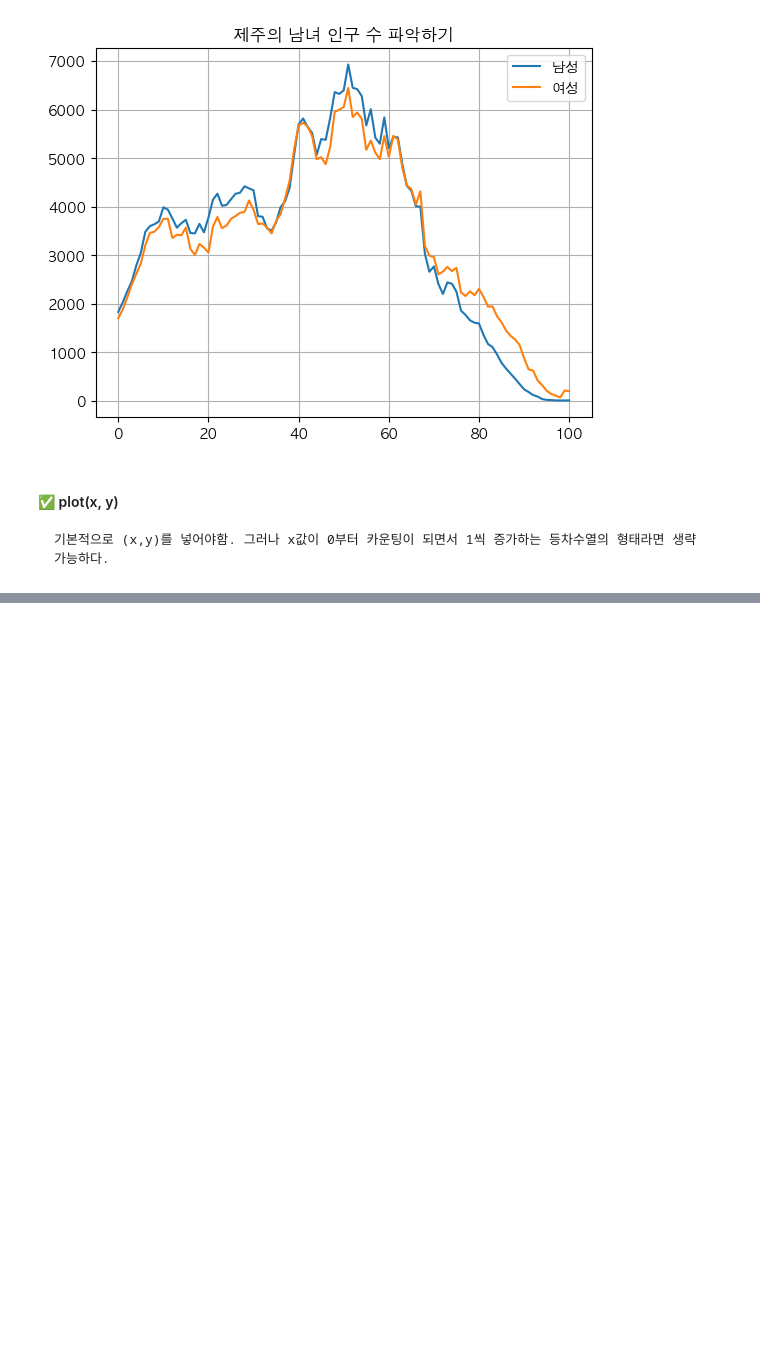
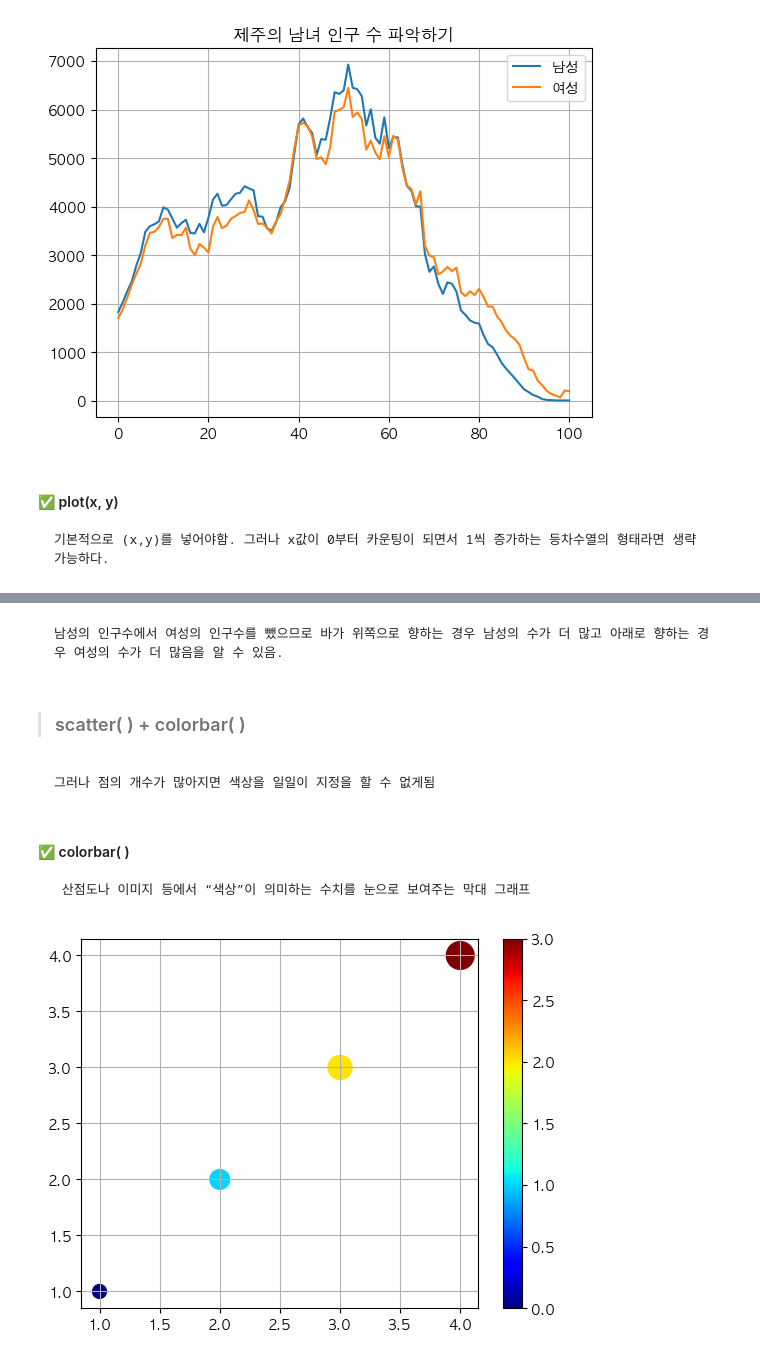
Before and after one commit to Manggee/Data_visualization, a Jupyter notebook: Lecture/Lecture_05/chapter_04.ipynb, the cells around one changed output, grey strips where cells are left out. Drawn from its saved outputs; the diff is of its cells as text; code cells hidden in the pictures; blank space fills up the shorter version.

```diff
--- a/Lecture/Lecture_05/chapter_04.ipynb
+++ b/Lecture/Lecture_05/chapter_04.ipynb
@@ -44,0 +83,4 @@ plt.show()
+# %% [markdown]
+    남성의 인구수에서 여성의 인구수를 뺐으므로 바가 위쪽으로 향하는 경우 남성의 수가 더 많고 아래로 향하는 경우 여성의 수가 더 많음을 알 수 있음.
+# %% [markdown]
+> ### scatter( ) + colorbar( )
@@ -44,0 +97,20 @@ plt.show()
+# %% [markdown]
+    그러나 점의 개수가 많아지면 색상을 일일이 지정을 할 수 없게됨
+# %% [markdown]
+#### ✅ colorbar( )
+     산점도나 이미지 등에서 “색상”이 의미하는 수치를 눈으로 보여주는 막대 그래프
+# %%
+plt.figure()
+# scatter 함수는 x축과 y축의 값을 담아야 하므로 아래와 같은 형태로 작성한다.
+plt.scatter([1,2,3,4],[1,2,3,4],
+            s=[100,200,300,400], # size
+            c=range(0,4,1), # color ---> range함수를 통해 색상 자동 지정
+            cmap='jet' # ✅ color map: 색상지도
+            )
+
+plt.colorbar()
+
+plt.grid(True)
+plt.show()
+# %% [output]
+[figure, added]
```
Also changed, not shown: parts of 7 cells of this notebook, 7 other files.
